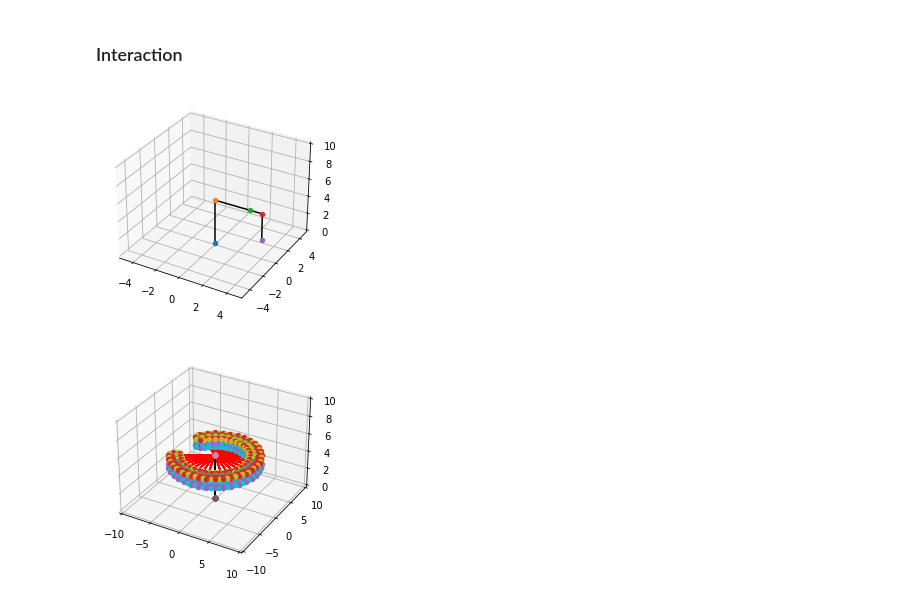
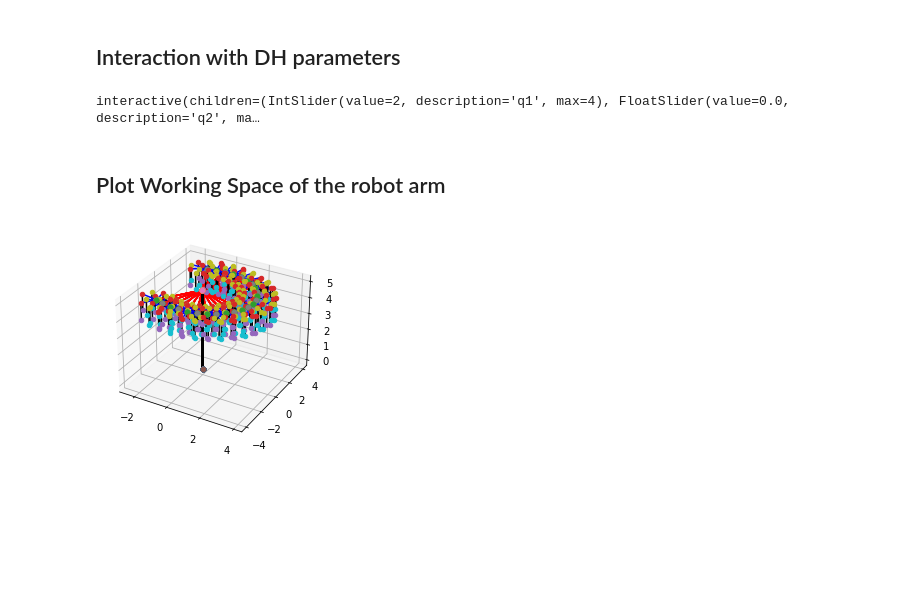
Before and after one commit to airuchen/robotics_jupyter_notebooks, a Jupyter notebook: DH Matrix.ipynb, the cells around one changed output. Cells and saved outputs as stored; diff of their text form; code cells hidden in the pictures; blank space fills up the shorter version.

```diff
--- a/DH Matrix.ipynb
+++ b/DH Matrix.ipynb
@@ -19,29 +26,9 @@ from math import pi
 # %%
 # Define DH function
 def dh_matrix(theta, d, gama, alpha):
-    T_1 = rot_z(theta) @ trans(0, 0, d) @ trans(gama, 0, 0) @  rot_x(alpha)
-#     T_1 = np.array([[cos(theta), -sin(theta)*cos(alpha), sin(theta)*sin(alpha), gama*cos(theta)],
-#                   [sin(theta), cos(theta)*cos(alpha), -cos(theta)*sin(alpha), gama*sin(theta)],
-#                    [0, sin(alpha), cos(alpha), d],
-#                    [0, 0, 0, 1]])
+    T_1 = np.array([[cos(theta), -sin(theta)*cos(alpha), sin(theta)*sin(alpha), gama*cos(theta)],
+                    [sin(theta), cos(theta)*cos(alpha), -cos(theta)*sin(alpha), gama*sin(theta)],
+                    [0,sin(alpha), cos(alpha), d],
+                    [0, 0, 0, 1]])
     return T_1
-
-def trans(x, y, z):
-    T_2 = np.eye(4)
-    T_2[:,3] = np.array([x,y,z,1]).T
-    return T_2
-
-def rot_z(theta):
-    rot_matrix = np.array([[np.cos(theta), -np.sin(theta), 0, 0],
-                           [np.sin(theta), np.cos(theta), 0, 0],
-                           [0, 0, 1, 0],
-                           [0, 0, 0, 1]])
-    return rot_matrix
-
-def rot_x(alpha):
-    rot_matrix = np.array([[1, 0, 0, 0],
-                           [0, np.cos(alpha), -np.sin(alpha), 0],
-                           [0, np.sin(alpha), np.cos(alpha), 0],
-                           [0, 0, 0, 1]])
-    return rot_matrix
 # %%
@@ -80,17 +83,29 @@ for i in range(p.shape[0]):
 # %% [markdown]
-### Interaction
+## Interaction with DH parameters
 # %%
 from __future__ import print_function
 from ipywidgets import interact, interactive, fixed, interact_manual
 import ipywidgets as widgets
 
 def dh_interact(q1, q2, q3, q4):
+    # Set p0 at (0, 0, 0)
     p0 = np.array([0., 0., 0., 1.])
 
-    p1 = dh_matrix(0, Z, 0, 0) @ p0
-    p2 = dh_matrix(0, Z, 0, 0)@ dh_matrix(q2, 0, L1, 0) @ p0
-    p3 = dh_matrix(0, Z, 0, 0)@ dh_matrix(q2, 0, L1, 0) @ dh_matrix(q3, 0, L2, 0) @ p0
-    p4 = dh_matrix(0, Z, 0, 0)@ dh_matrix(q2, 0, L1, 0) @ dh_matrix(q3, 0, L2, 0) @ dh_matrix(0, -T-q4, 0, 0.3) @ p0
+    # Set fixed length
+    Z  = 4
+    L1 = 3
+    L2 = 2
+    T  = 2
+
+    # Determine position of each joint
+    p1 = dh_matrix(0, Z+q1, 0, 0) @ p0
+    p2 = dh_matrix(0, Z+q1, 0, 0)@ dh_matrix(q2, 0, L1, 0) @ p0
+    p3 = dh_matrix(0, Z+q1, 0, 0)@ dh_matrix(q2, 0, L1, 0) @ dh_matrix(q3, 0, L2, 0) @ p0
+    p4 = dh_matrix(0, Z+q1, 0, 0)@ dh_matrix(q2, 0, L1, 0) @ dh_matrix(q3, 0, L2, 0) @ dh_matrix(q4, -T, 0, 0) @ p0
+
+    # Determine final joint x, y
+    p4_x = dh_matrix(0, Z+q1, 0, 0)@ dh_matrix(q2, 0, L1, 0) @ dh_matrix(q3, 0, L2, 0) @ dh_matrix(q4, -T, 0, 0) @ dh_matrix(0, 0, 1, 0) @ p0
+    p4_y = dh_matrix(0, Z+q1, 0, 0)@ dh_matrix(q2, 0, L1, 0) @ dh_matrix(q3, 0, L2, 0) @ dh_matrix(q4, -T, 0, 0) @ dh_matrix(pi/2, 0, 1, 0) @ p0
 
     p = np.asarray([p0.T, p1.T, p2.T, p3.T, p4.T])
 
@@ -99,60 +114,64 @@ def dh_interact(q1, q2, q3, q4):
     ax.set_xlim(-5, 5); ax.set_ylim(-5, 5); ax.set_zlim(0, 10);
 
     for i in range(p.shape[0]):
-#     print(p[i][0:3])
         ax.scatter3D(p[i][0], p[i][1], p[i][2])
         if i != 0:
             ax.plot3D([p[i-1][0], p[i][0]], [p[i-1][1], p[i][1]], [p[i-1][2], p[i][2]], 'k')
 
-interactive_plot = interactive(dh_interact, q1=(-pi, pi), q2=(-pi, pi), q3=(-pi, pi), q4=(0, 4))
+    ax.plot3D([p4[0], p4_x[0]], [p4[1], p4_x[1]], [p4[2], p4_x[2]], 'r')
+    ax.plot3D([p4[0], p4_y[0]], [p4[1], p4_y[1]], [p4[2], p4_y[2]], 'g')
+
+# Interactive functino
+interactive_plot = interactive(dh_interact, q1=(0, 4), q2=(-pi, pi), q3=(-pi, pi), q4=(-pi, pi))
 output = interactive_plot.children[-1]
 output.layout.height = '300px'
 interactive_plot
 # %% [output]
-[figure, removed]
+interactive(children=(IntSlider(value=2, description='q1', max=4), FloatSlider(value=0.0, description='q2', ma…
+# %% [markdown]
+## Plot Working Space of the robot arm
 # %%
-test_q2 = np.arange(-150, 150, 10)
-test_q3 = np.arange(0, 360, 36)
-test_q2 = test_q2 / 180 * pi
-test_q3 = test_q3 / 180 * pi
+# Define limit of q2 and q3
+test_q2 = np.arange(-120, 120, 10) / 180 * pi
+test_q3 = np.arange(0, 300, 36) / 180 * pi
 
+# Set origin and hardware parameters
 p0 = np.array([0., 0., 0., 1.])
-
 Z = 5
-L1 = 6
+L1 = 3
 L2 = 1
 T = 1
 
 fig = plt.figure()
 ax = plt.axes(projection='3d')
-ax.set_xlim(-10, 10); ax.set_ylim(-10, 10); ax.set_zlim(0, 10);
 
+# Iterate through possible combination
 for k in range(len(test_q2)):
     for j in range(len(test_q3)):
 
         q1, q2, q3, q4 = 0, test_q2[k], test_q3[j], 0
 
         H_01 = dh_matrix(0, Z, 0, 0)
         H_02 = H_01 @ dh_matrix(q2, 0, L1, 0)
         H_03 = H_02 @ dh_matrix(q3, 0, L2, 0)
         H_04 = H_03 @ dh_matrix(q4, -T, 0, 0)
 
         p1 = H_01 @ p0
         p2 = H_02 @ p0
         p3 = H_03 @ p0
         p4 = H_04 @ p0
 
         p = np.asarray([p0.T, p1.T, p2.T, p3.T, p4.T])
 
         for i in range(p.shape[0]):
             ax.scatter3D(p[i][0], p[i][1], p[i][2])
             if i == 2:
                 ax.plot3D([p[i-1][0], p[i][0]], [p[i-1][1], p[i][1]], [p[i-1][2], p[i][2]], 'r')
             if i == 3:
                 ax.plot3D([p[i-1][0], p[i][0]], [p[i-1][1], p[i][1]], [p[i-1][2], p[i][2]], 'b')
             elif i==1 or i == 4:
                 ax.plot3D([p[i-1][0], p[i][0]], [p[i-1][1], p[i][1]], [p[i-1][2], p[i][2]], 'k')
 # %% [output]
-[figure, old version]
+[figure, new version]
 # %% [markdown]
 # Exercise Forward Transformation
```
Also changed, not shown: parts of 11 cells of this notebook, 2 other files.
